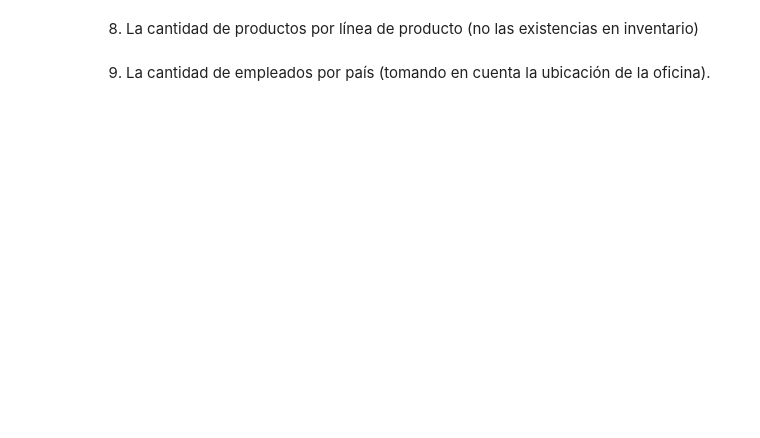
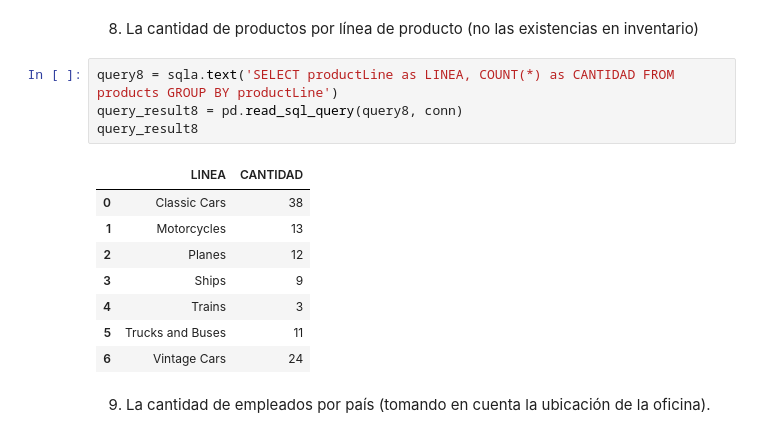
Before and after one commit to sebas-serrano/AnaliticaeIA, a Jupyter notebook: modulo2/reto/RetoSQL.ipynb, the cells around one changed output. Cells and saved outputs as stored; diff of their text form; blank space fills up the shorter version.

```diff
--- a/modulo2/reto/RetoSQL.ipynb
+++ b/modulo2/reto/RetoSQL.ipynb
@@ -66,4 +140,17 @@ Escribe las consultas en SQL para obtener:
 # %% [markdown]
 8.	La cantidad de productos por línea de producto (no las existencias en inventario)
+# %%
+query8 = sqla.text('SELECT productLine as LINEA, COUNT(*) as CANTIDAD FROM products GROUP BY productLine')
+query_result8 = pd.read_sql_query(query8, conn)
+query_result8
+# %% [output]
+|  | LINEA | CANTIDAD |
+| 0 | Classic Cars | 38 |
+| 1 | Motorcycles | 13 |
+| 2 | Planes | 12 |
+| 3 | Ships | 9 |
+| 4 | Trains | 3 |
+| 5 | Trucks and Buses | 11 |
+| 6 | Vintage Cars | 24 |
 # %% [markdown]
 9.	La cantidad de empleados por país (tomando en cuenta la ubicación de la oficina).
```
Also changed, not shown: parts of 10 cells of this notebook.
